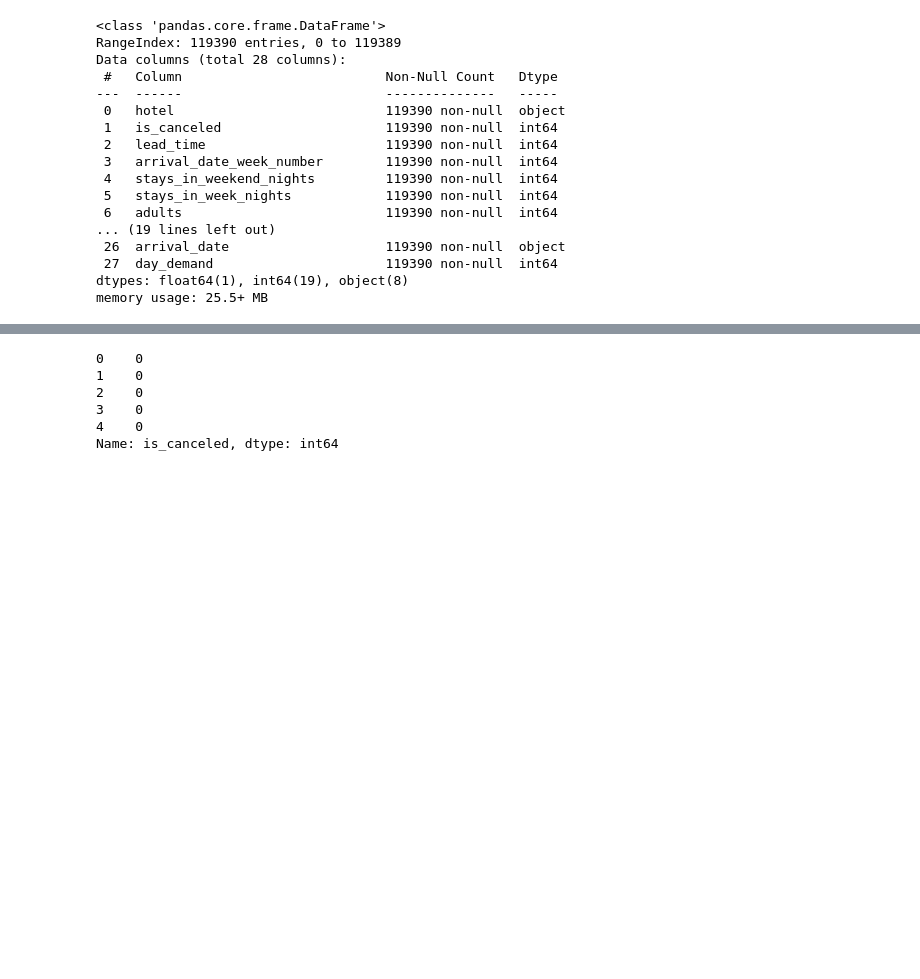
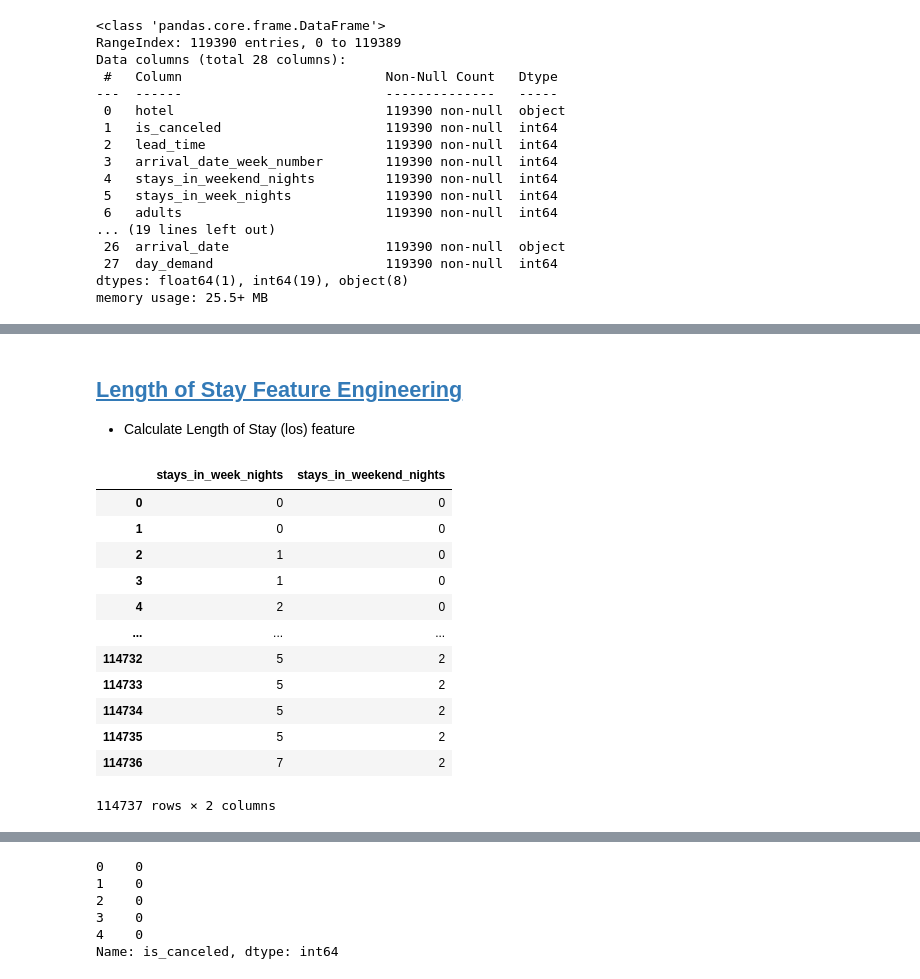
Before and after one commit to briantlui/predictive-model, a Jupyter notebook: notebooks/05_Side_Quests.ipynb, the cells around one changed output, grey strips where cells are left out. Saved outputs shown, nothing was run; the diff lists cells and outputs as text; code cells hidden in the pictures; blank space fills up the shorter version.

```diff
--- a/notebooks/05_Side_Quests.ipynb
+++ b/notebooks/05_Side_Quests.ipynb
@@ -180,0 +139,19 @@ clean_df['reservation_status_date'] = pd.to_datetime(clean_df['reservation_statu
+# %% [markdown]
+## <a id='toc3_2_'></a>[Length of Stay Feature Engineering](#toc0_)
+- Calculate Length of Stay (los) feature
+# %%
+clean_df[['stays_in_week_nights', 'stays_in_weekend_nights']]
+# %% [output]
+|  | stays_in_week_nights | stays_in_weekend_nights |
+| 0 | 0 | 0 |
+| 1 | 0 | 0 |
+| 2 | 1 | 0 |
+| 3 | 1 | 0 |
+| 4 | 2 | 0 |
+| ... | ... | ... |
+| 114732 | 5 | 2 |
+| 114733 | 5 | 2 |
+| 114734 | 5 | 2 |
+| 114735 | 5 | 2 |
+| 114736 | 7 | 2 |
+114737 rows × 2 columns
```
Also changed, not shown: parts of 71 cells of this notebook.
